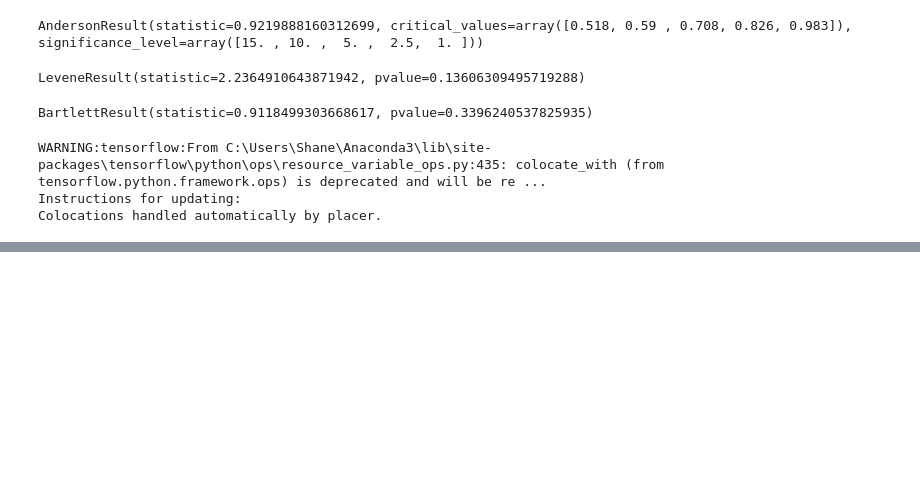
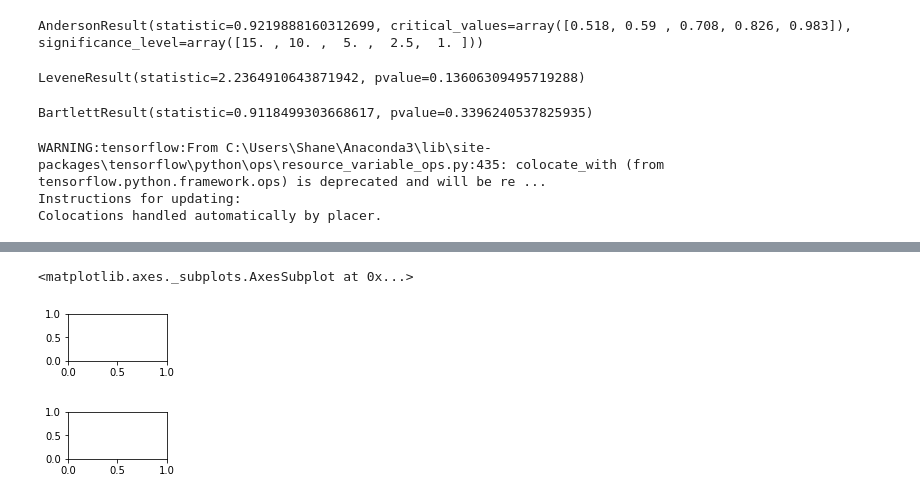
Before and after one commit to shanecanny1/Machine-Learning-and-Statistics-Project, a Jupyter notebook: Machine Learning Project Boston House Prices.ipynb, the cells around one changed output, grey strips where cells are left out. Saved outputs shown, nothing was run; the diff lists cells and outputs as text; code cells hidden in the pictures; blank space fills up the shorter version.

```diff
--- a/Machine Learning Project Boston House Prices.ipynb
+++ b/Machine Learning Project Boston House Prices.ipynb
@@ -325,0 +343,11 @@ array([[ 2.3778084e+01],
+# %%
+
+plt.subplot(4, 3, 2)
+# %% [output]
+<matplotlib.axes._subplots.AxesSubplot at 0x...>
+[figure, added]
+# %%
+
+plt.subplot(4, 3, 3)
+# %% [output]
+[figure, added]
```
Also changed, not shown: parts of 14 cells of this notebook.
